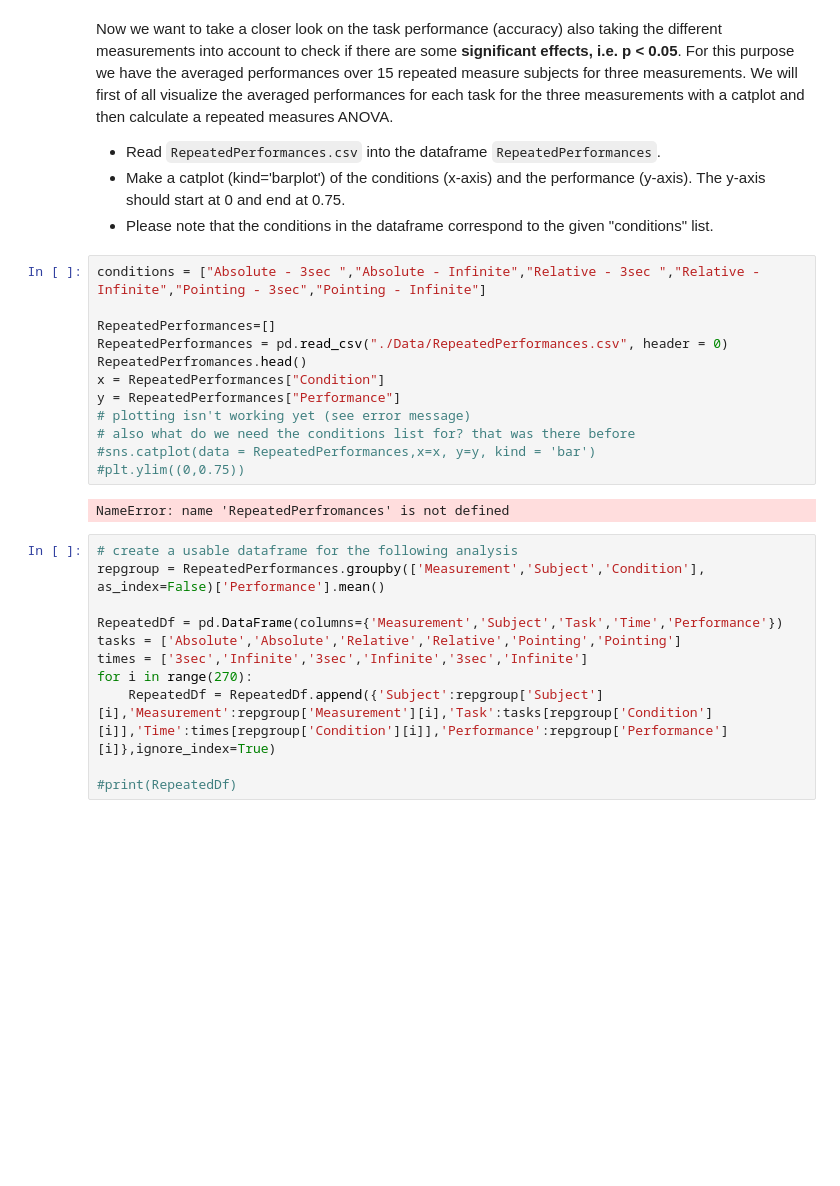
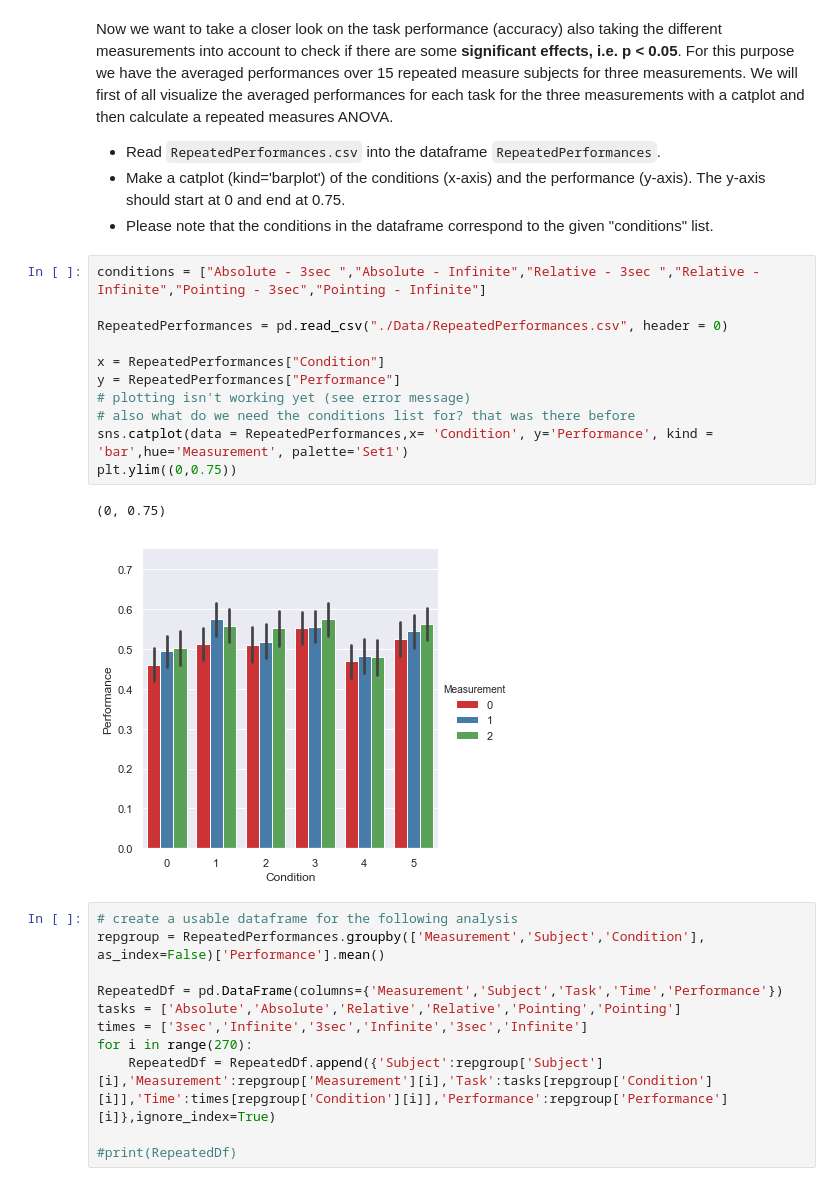
Before and after one commit to NBP-ACC/week-6-acc_9, a Jupyter notebook: sheet04.ipynb, the cells around one changed output. Cells and saved outputs as stored; diff of their text form; blank space fills up the shorter version.

```diff
--- a/sheet04.ipynb
+++ b/sheet04.ipynb
@@ -256,17 +256,17 @@ Now we want to take a closer look on the task performance (accuracy) also taking
 # %%
 conditions = ["Absolute - 3sec ","Absolute - Infinite","Relative - 3sec ","Relative - Infinite","Pointing - 3sec","Pointing - Infinite"]
 
-RepeatedPerformances=[]
 RepeatedPerformances = pd.read_csv("./Data/RepeatedPerformances.csv", header = 0)
-RepeatedPerfromances.head()
+
 x = RepeatedPerformances["Condition"]
 y = RepeatedPerformances["Performance"]
 # plotting isn't working yet (see error message)
 # also what do we need the conditions list for? that was there before
-#sns.catplot(data = RepeatedPerformances,x=x, y=y, kind = 'bar')
-#plt.ylim((0,0.75))
+sns.catplot(data = RepeatedPerformances,x= 'Condition', y='Performance', kind = 'bar',hue='Measurement', palette='Set1')
+plt.ylim((0,0.75))
 # %% [output]
-NameError: name 'RepeatedPerfromances' is not defined
+(0, 0.75)
+[figure, added]
 # %%
 # create a usable dataframe for the following analysis
 repgroup = RepeatedPerformances.groupby(['Measurement','Subject','Condition'], as_index=False)['Performance'].mean()
```
